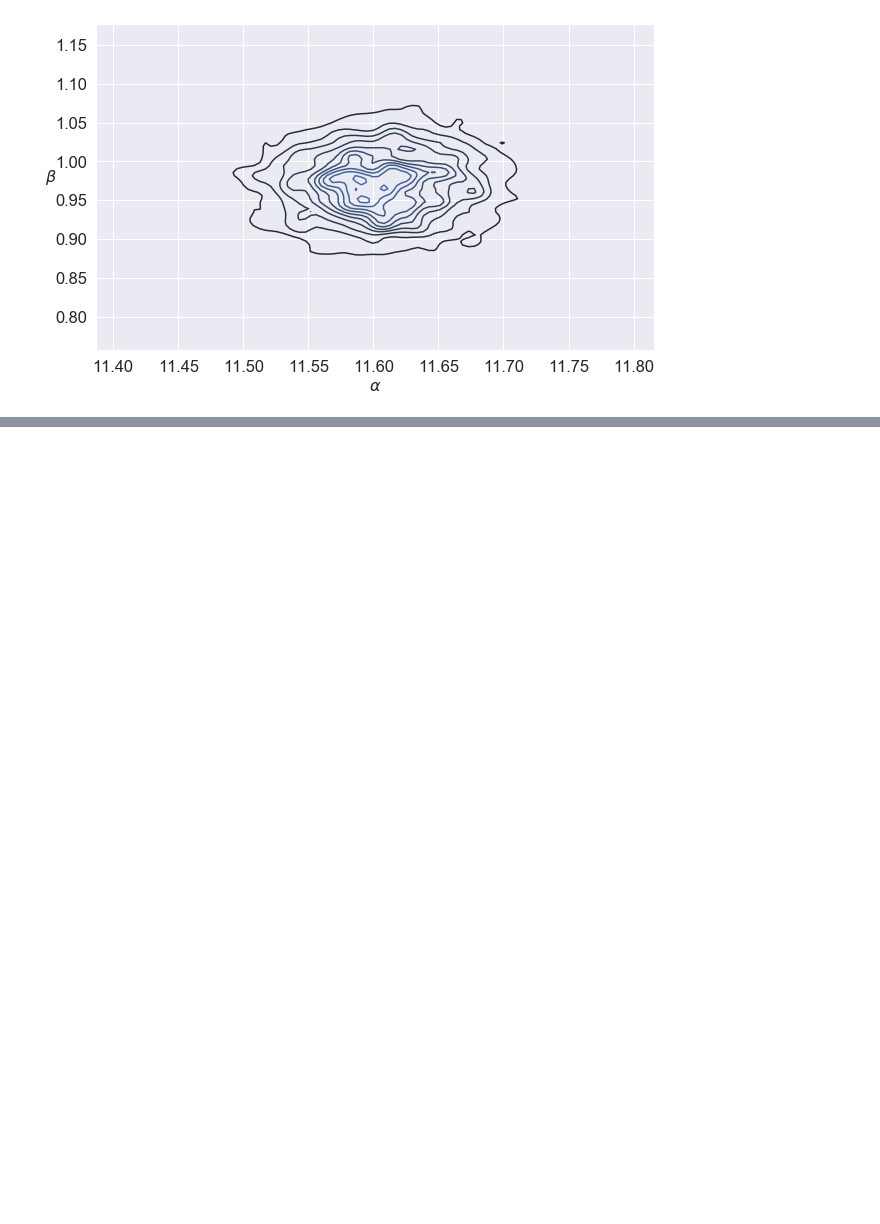
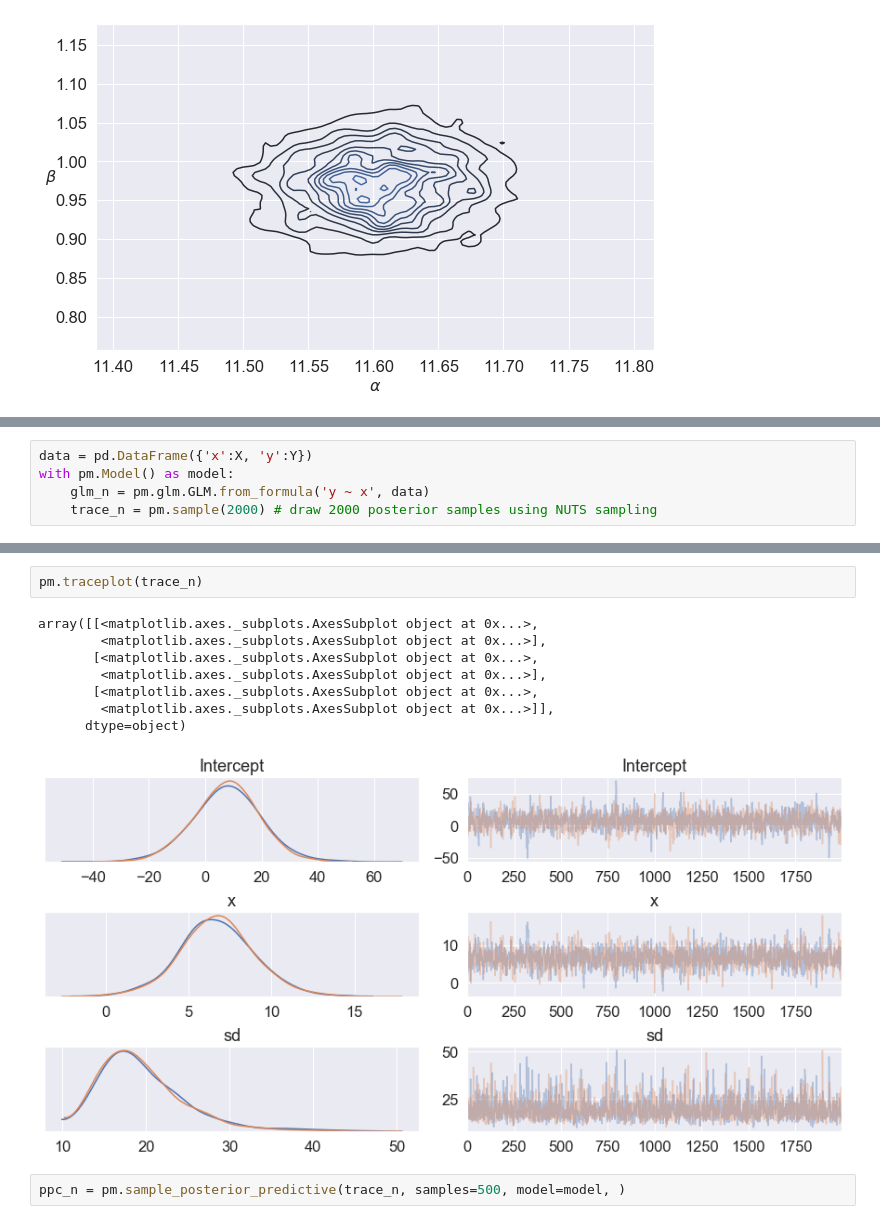
Before and after one commit to balarsen/pymc_learning, a Jupyter notebook: BayesianAnalysisWithPython/Regression.ipynb, the cells around one changed output, grey strips where cells are left out. Drawn from its saved outputs; the diff is of its cells as text; blank space fills up the shorter version.

```diff
--- a/BayesianAnalysisWithPython/Regression.ipynb
+++ b/BayesianAnalysisWithPython/Regression.ipynb
@@ -154,0 +230,5 @@ Text(0, 0.5, '$\\beta$')
+# %%
+data = pd.DataFrame({'x':X, 'y':Y})
+with pm.Model() as model:
+    glm_n = pm.glm.GLM.from_formula('y ~ x', data)
+    trace_n = pm.sample(2000) # draw 2000 posterior samples using NUTS sampling
@@ -154,0 +248,13 @@ Text(0, 0.5, '$\\beta$')
+# %%
+pm.traceplot(trace_n)
+# %% [output]
+array([[<matplotlib.axes._subplots.AxesSubplot object at 0x...>,
+        <matplotlib.axes._subplots.AxesSubplot object at 0x...>],
+       [<matplotlib.axes._subplots.AxesSubplot object at 0x...>,
+        <matplotlib.axes._subplots.AxesSubplot object at 0x...>],
+       [<matplotlib.axes._subplots.AxesSubplot object at 0x...>,
+        <matplotlib.axes._subplots.AxesSubplot object at 0x...>]],
+      dtype=object)
+[figure, added]
+# %%
+ppc_n = pm.sample_posterior_predictive(trace_n, samples=500, model=model, )
```
Also changed, not shown: parts of 20 cells of this notebook.
